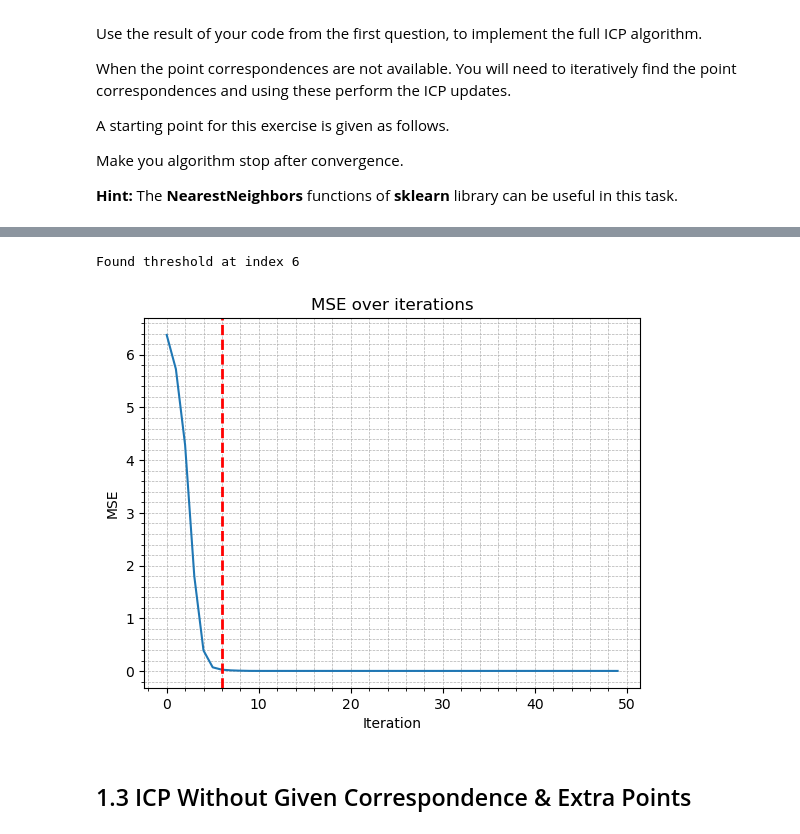
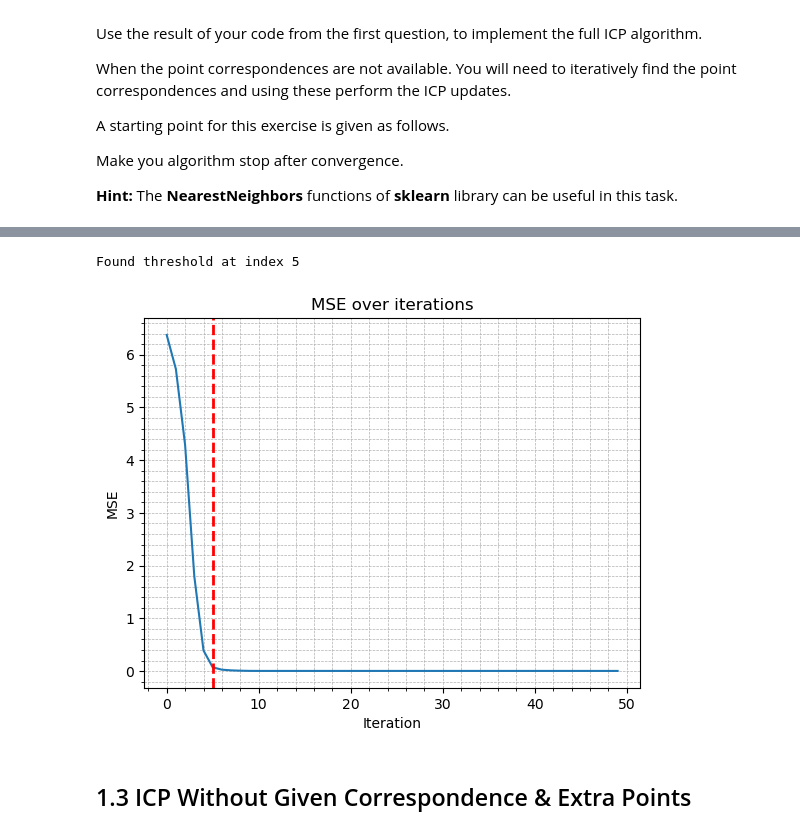
Before and after one commit to AndrewZheng-1011/mobile_sensing_robotics, a Jupyter notebook: 2020-msr2-exercises/2020-msr2-exercise-01-icp/2020-msr2-exercise-01-icp/ex1.ipynb, the cells around one changed output, grey strips where cells are left out. Saved outputs shown, nothing was run; the diff lists cells and outputs as text; code cells hidden in the pictures.

```diff
--- a/2020-msr2-exercises/2020-msr2-exercise-01-icp/2020-msr2-exercise-01-icp/ex1.ipynb
+++ b/2020-msr2-exercises/2020-msr2-exercise-01-icp/2020-msr2-exercise-01-icp/ex1.ipynb
@@ -150,26 +150,26 @@ Time taken: 0.6765780448913574s
 # %%
 plt.plot(E_list)
 plt.xlabel('Iteration')
 plt.ylabel('MSE')
 plt.title('MSE over iterations')
 plt.minorticks_on()
 plt.grid(which='both', linestyle='--', linewidth=0.5)
 
 # Find index where error less than threshold
-threshold = 0.05
+threshold = 0.1
 res = 0
 for i in range(len(E_list)):
     #print(f"{E_list[i]} <= {threshold} ?")
     if E_list[i] <= threshold:
         res = i
         print(f"Found threshold at index {res}")
         break
 
 if res != 0:
     plt.axvline(x=res, color='r', linestyle='--', linewidth=2, label='Vertical Line at x=3')
 # %% [output]
-Found threshold at index 6
+Found threshold at index 5
-[figure, old version]
+[figure, new version]
 # %% [markdown]
 ## 1.3 ICP Without Given Correspondence & Extra Points
 # %%
```
Also changed, not shown: parts of 3 cells of this notebook.
